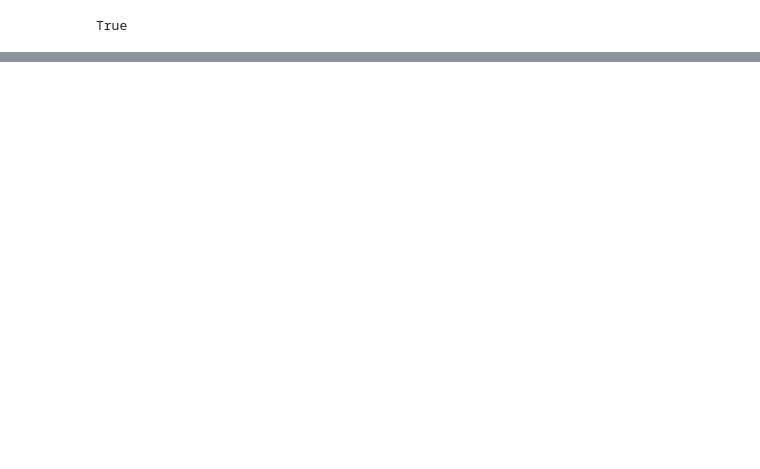
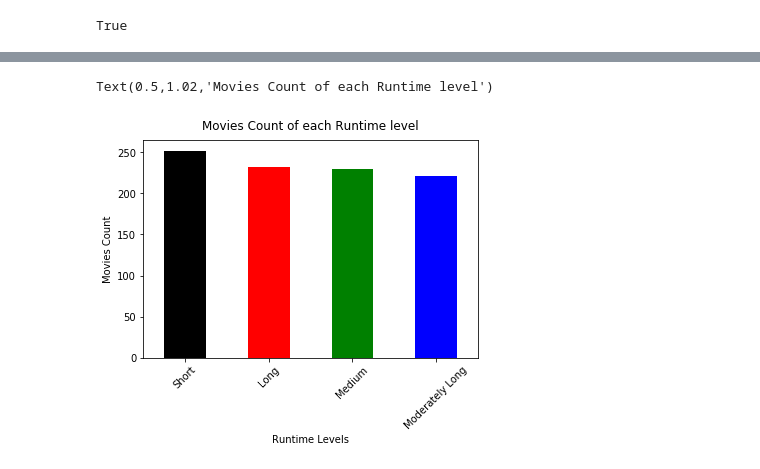
Before and after one commit to koyeliaghosh/Data-Projects-Automobile_data.csv, a Jupyter notebook: 100.ipynb, the cells around one changed output, grey strips where cells are left out. Drawn from its saved outputs; the diff is of its cells as text; code cells hidden in the pictures; blank space fills up the shorter version.

```diff
--- a/100.ipynb
+++ b/100.ipynb
@@ -93,0 +463,6 @@ Returns the missing value percentage of a series
+# %%
+# Use the Pandas cut method to map the Runtime into the above levels
+runtime_bin_edges = [66, 100, 111, 123, 187]
+runtime_bin_names = ['Short', 'Medium', 'Moderately Long', 'Long']
+movies['Runtime_levels'] = pd.cut(movies.Runtime, runtime_bin_edges, labels=runtime_bin_names)
+movies.head()
@@ -93,0 +476,10 @@ Returns the missing value percentage of a series
+# %%
+# Plot the count of different Runtime levels
+ax = movies.Runtime_levels.value_counts().plot.bar(color=['black', 'red', 'green', 'blue', 'cyan']);
+ax.set_ylabel('Movies Count');
+ax.set_xlabel('Runtime Levels')
+ax.set_xticklabels(movies.Runtime_levels.value_counts().index, rotation = 45);
+ax.set_title('Movies Count of each Runtime level', y=1.02)
+# %% [output]
+Text(0.5,1.02,'Movies Count of each Runtime level')
+[figure, added]
```
Also changed, not shown: parts of 131 cells of this notebook.
